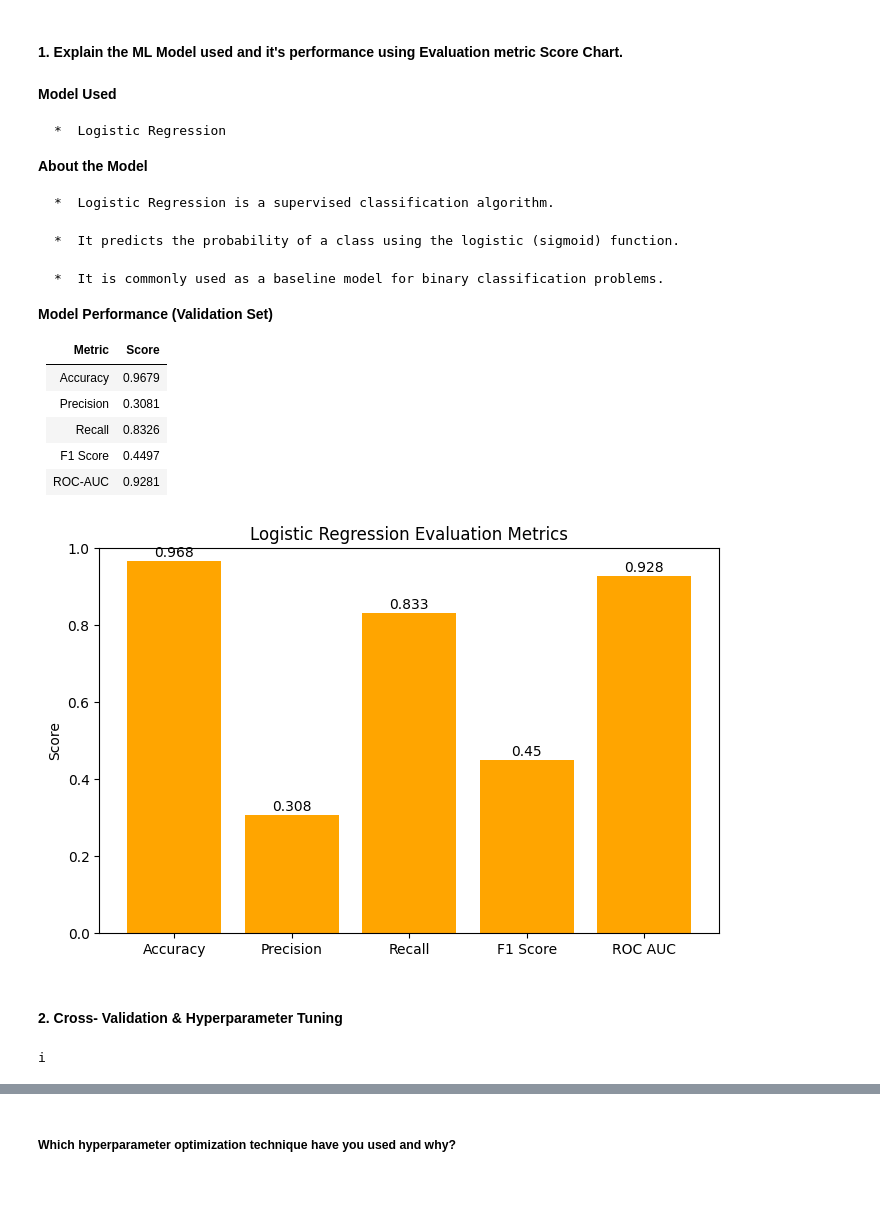
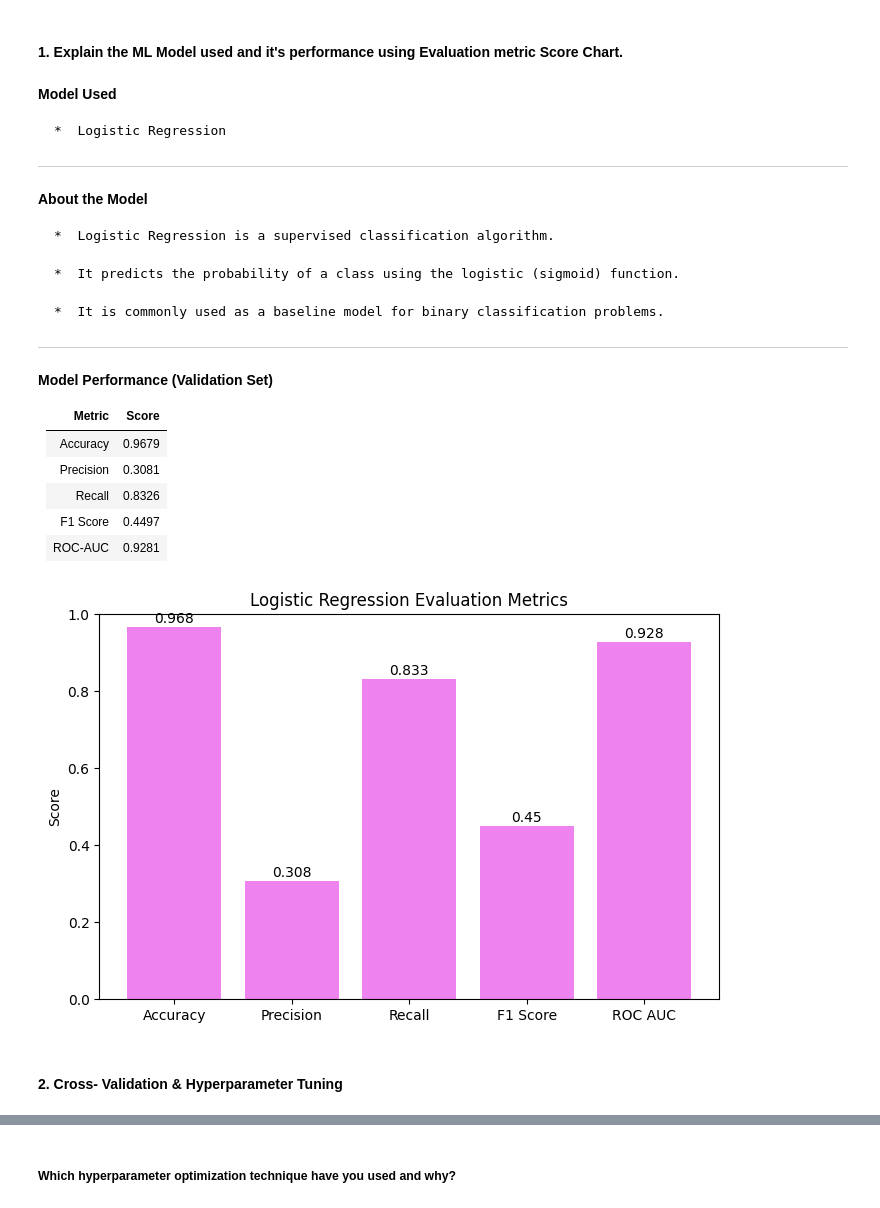
Before and after one commit to Sagarjain93/Machine-Learning-Portfolio, a Jupyter notebook: 03_ML_Practice/Tata_Steel_Machine_Failure_Prediction/02_notebooks/03_machine_learning.ipynb, the cells around one changed output, grey strips where cells are left out. Cells and saved outputs as stored; diff of their text form; code cells hidden in the pictures.

```diff
--- a/03_ML_Practice/Tata_Steel_Machine_Failure_Prediction/02_notebooks/03_machine_learning.ipynb
+++ b/03_ML_Practice/Tata_Steel_Machine_Failure_Prediction/02_notebooks/03_machine_learning.ipynb
@@ -1928,6 +1930,8 @@ ROC AUC: 0.9280696011804559
 **Model Used**
 
     *  Logistic Regression
+
+---
 
 **About the Model**
 
@@ -1936,6 +1940,8 @@ ROC AUC: 0.9280696011804559
     *  It predicts the probability of a class using the logistic (sigmoid) function.
 
     *  It is commonly used as a baseline model for binary classification problems.
+
+----
 
 **Model Performance (Validation Set)**
 
@@ -1949,27 +1955,23 @@ ROC AUC: 0.9280696011804559
 # %%
 # Visualizing evaluation Metric Score chart
 
 metrics = ['Accuracy', 'Precision', 'Recall', 'F1 Score', 'ROC AUC']
 scores = [accuracy, precision, recall, f1, roc_auc]
 
 plt.figure(figsize=(8,5))
-plt.bar(metrics, scores, color='orange')
+plt.bar(metrics, scores, color='violet')
 
 for i, v in enumerate(scores):
     plt.text(i, v + 0.01, round(v,3), ha='center')
 
 plt.ylim(0,1)
 plt.title("Logistic Regression Evaluation Metrics")
 plt.ylabel("Score")
 plt.show()
 # %% [output]
-[figure, old version]
+[figure, new version]
 # %% [markdown]
 #### 2. Cross- Validation & Hyperparameter Tuning
-# %%
-print("i")
-# %% [output]
-i
 # %%
 # ML Model - 1 Implementation with hyperparameter optimization techniques (i.e., GridSearch CV, RandomSearch CV, Bayesian Optimization etc.)
 
```
Also changed, not shown: parts of 20 cells of this notebook.
